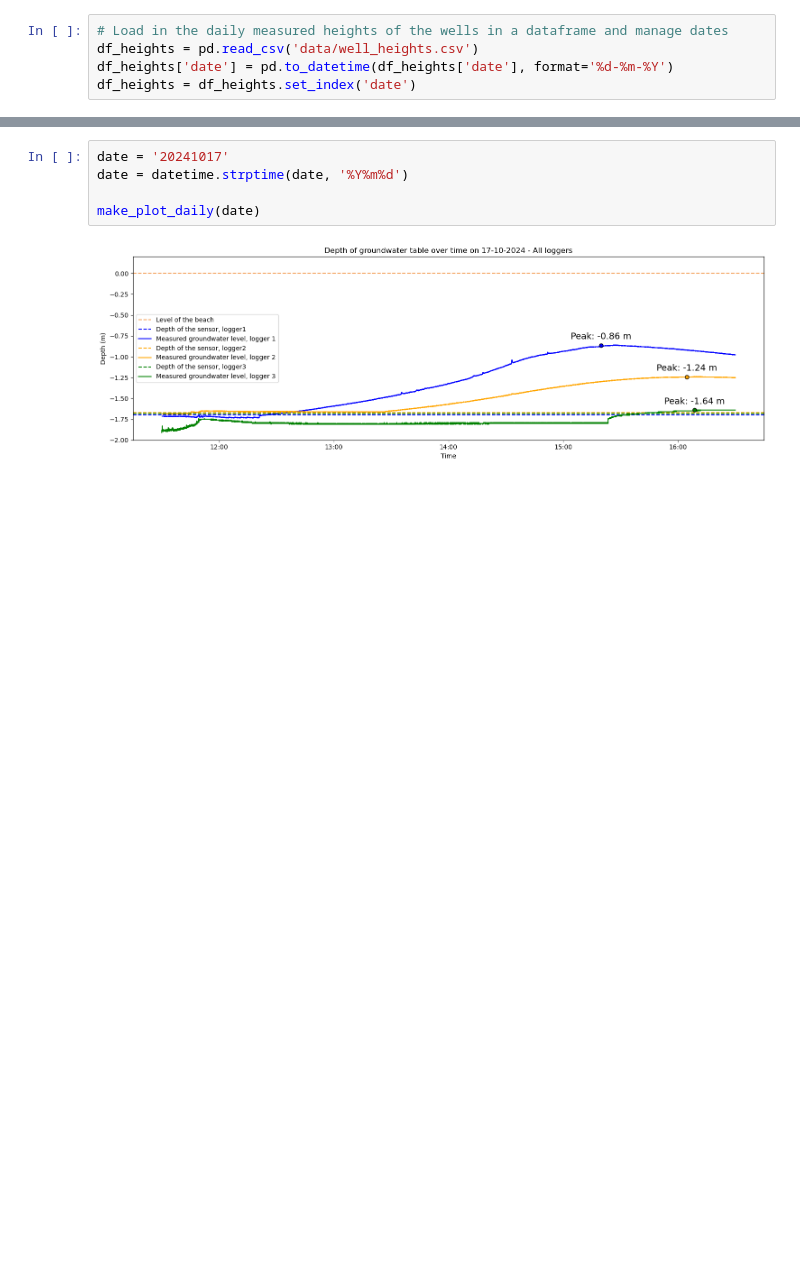
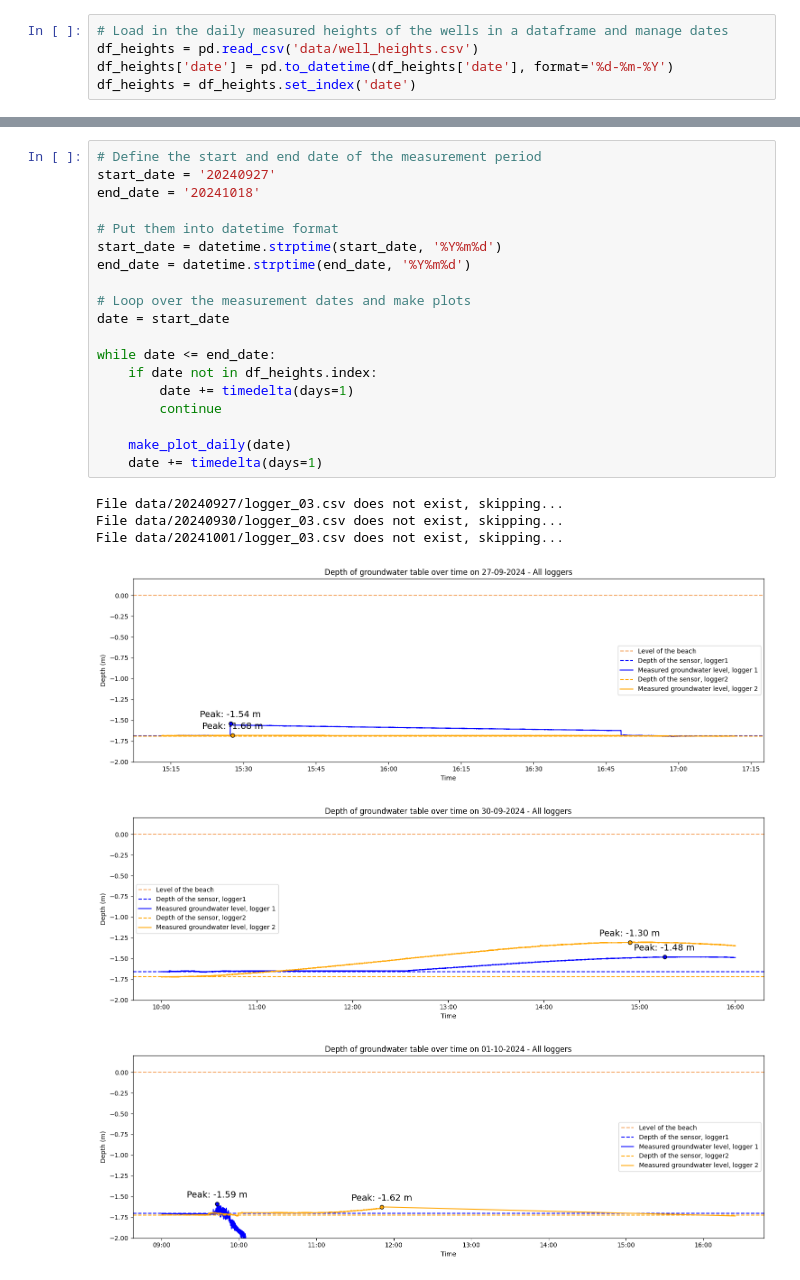
Before and after one commit to wwaasdorp/MDP_CostaRica, a Jupyter notebook: post_GWT/make_plots_daily.ipynb, the cells around one changed output, grey strips where cells are left out. Cells and saved outputs as stored; diff of their text form; blank space fills up the shorter version.

```diff
--- a/post_GWT/make_plots_daily.ipynb
+++ b/post_GWT/make_plots_daily.ipynb
@@ -85,9 +85,28 @@ def make_plot_daily(date):
 
     return None
-# %%
-date = '20241017'
-date = datetime.strptime(date, '%Y%m%d')
-
-make_plot_daily(date)
-# %% [output]
-[figure, removed]
+# %%
+# Define the start and end date of the measurement period
+start_date = '20240927'
+end_date = '20241018'
+
+# Put them into datetime format
+start_date = datetime.strptime(start_date, '%Y%m%d')
+end_date = datetime.strptime(end_date, '%Y%m%d')
+
+# Loop over the measurement dates and make plots
+date = start_date
+
+while date <= end_date:
+    if date not in df_heights.index:
+        date += timedelta(days=1)
+        continue
+
+    make_plot_daily(date)
+    date += timedelta(days=1)
+# %% [output]
+File data/20240927/logger_03.csv does not exist, skipping...
+File data/20240930/logger_03.csv does not exist, skipping...
+File data/20241001/logger_03.csv does not exist, skipping...
+[figure, added]
+[figure, added]
+[figure, added]
```
Also changed, not shown: parts of 2 cells of this notebook, 13 other files.
